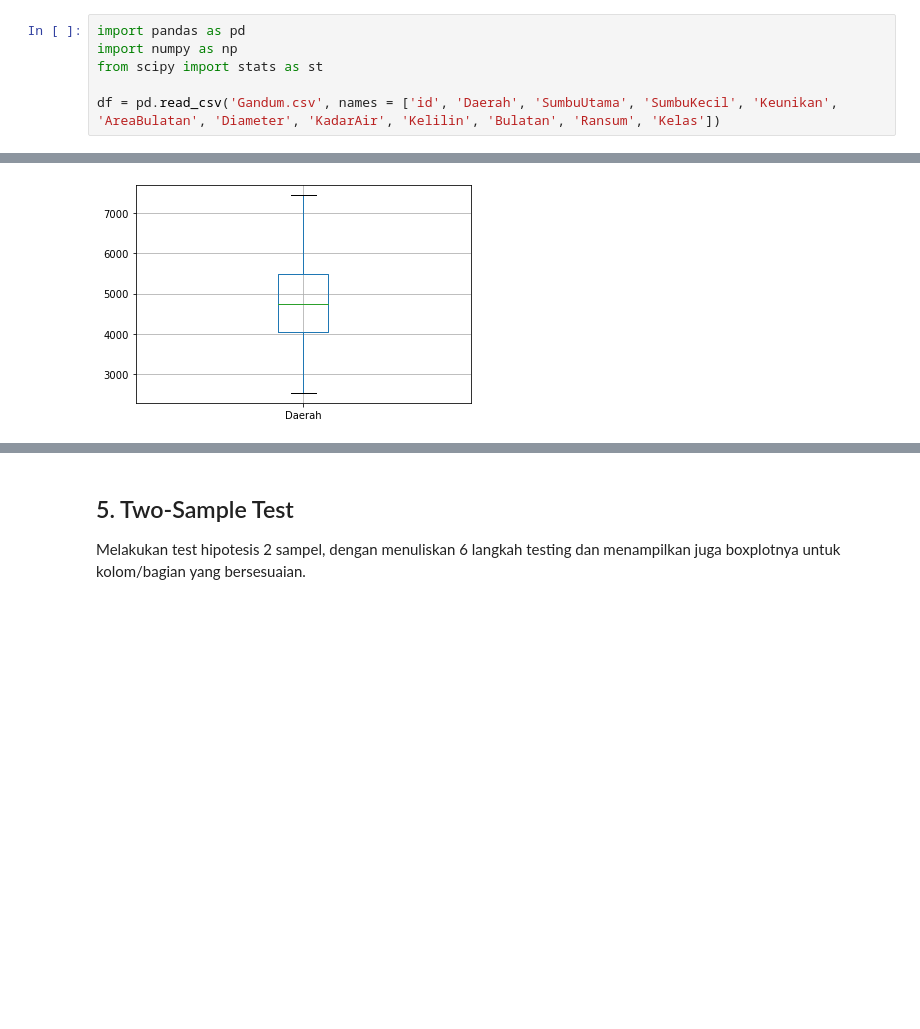
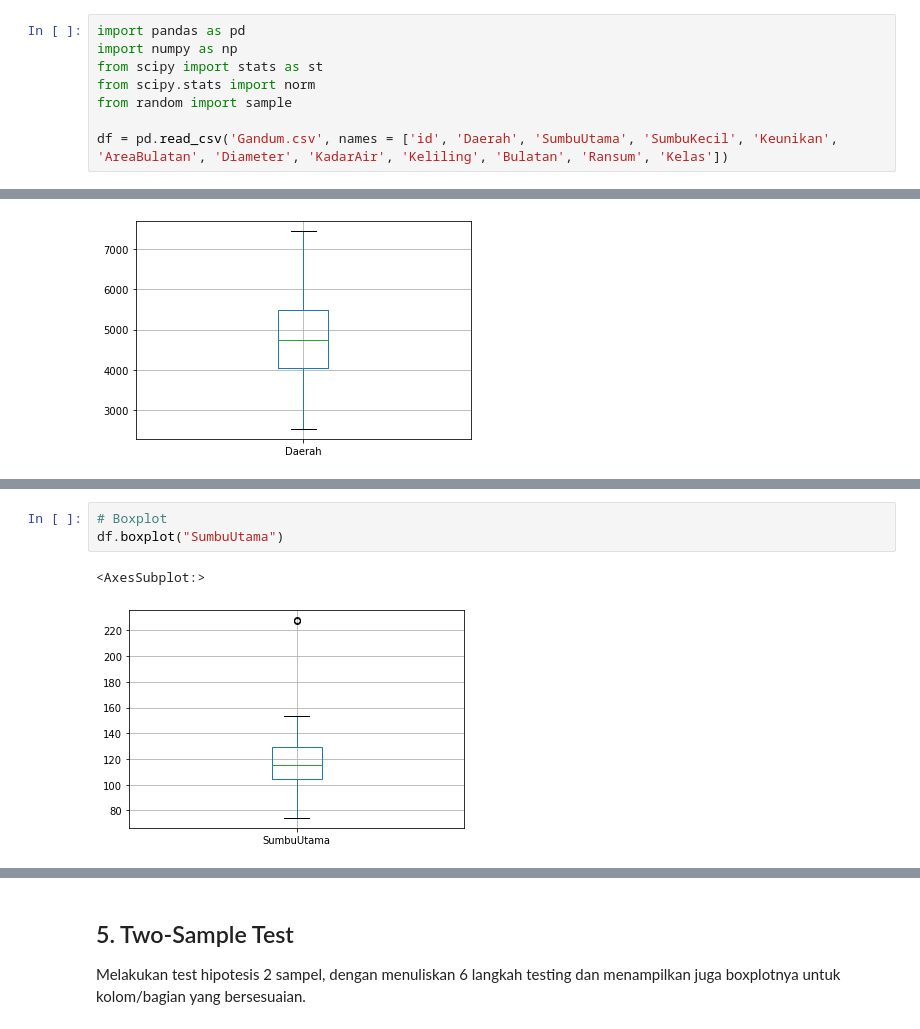
Before and after one commit to cjustinw/Tubes-Probstat, a Jupyter notebook: test.ipynb, the cells around one changed output, grey strips where cells are left out. Drawn from its saved outputs; the diff is of its cells as text; blank space fills up the shorter version.

```diff
--- a/test.ipynb
+++ b/test.ipynb
@@ -4,8 +4,10 @@
 import pandas as pd
 import numpy as np
 from scipy import stats as st
+from scipy.stats import norm
+from random import sample
 
-df = pd.read_csv('Gandum.csv', names = ['id', 'Daerah', 'SumbuUtama', 'SumbuKecil', 'Keunikan', 'AreaBulatan', 'Diameter', 'KadarAir', 'Kelilin', 'Bulatan', 'Ransum', 'Kelas'])
+df = pd.read_csv('Gandum.csv', names = ['id', 'Daerah', 'SumbuUtama', 'SumbuKecil', 'Keunikan', 'AreaBulatan', 'Diameter', 'KadarAir', 'Keliling', 'Bulatan', 'Ransum', 'Kelas'])
 # %% [markdown]
 ## 4. One-Sample Test
 Melakukan test hipotesis 1 sampel, dengan menuliskan 6 langkah testing dan menampilkan
@@ -37,0 +111,6 @@ df.boxplot("Daerah")
+# %%
+# Boxplot
+df.boxplot("SumbuUtama")
+# %% [output]
+<AxesSubplot:>
+[figure, added]
```
Also changed, not shown: parts of 5 cells of this notebook.
